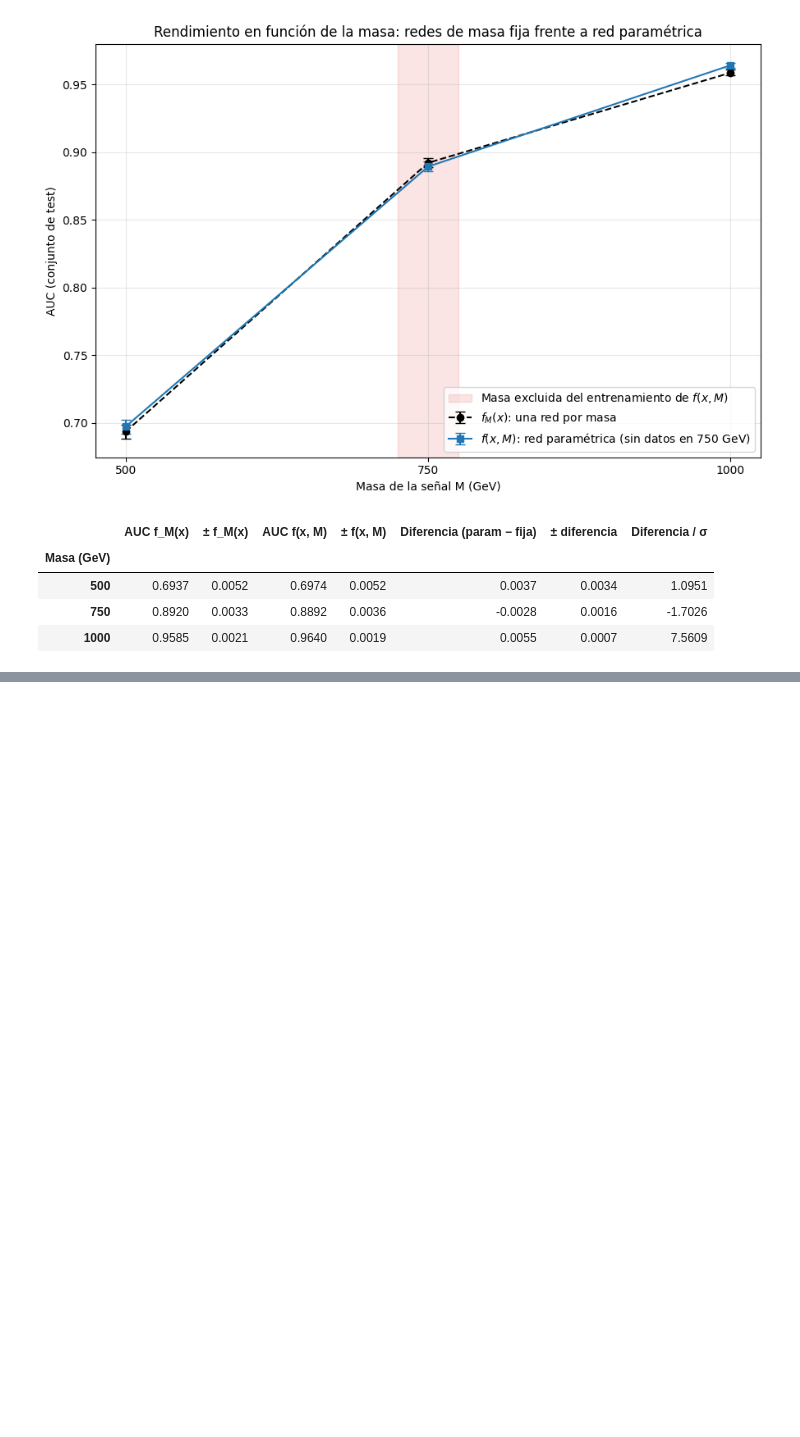
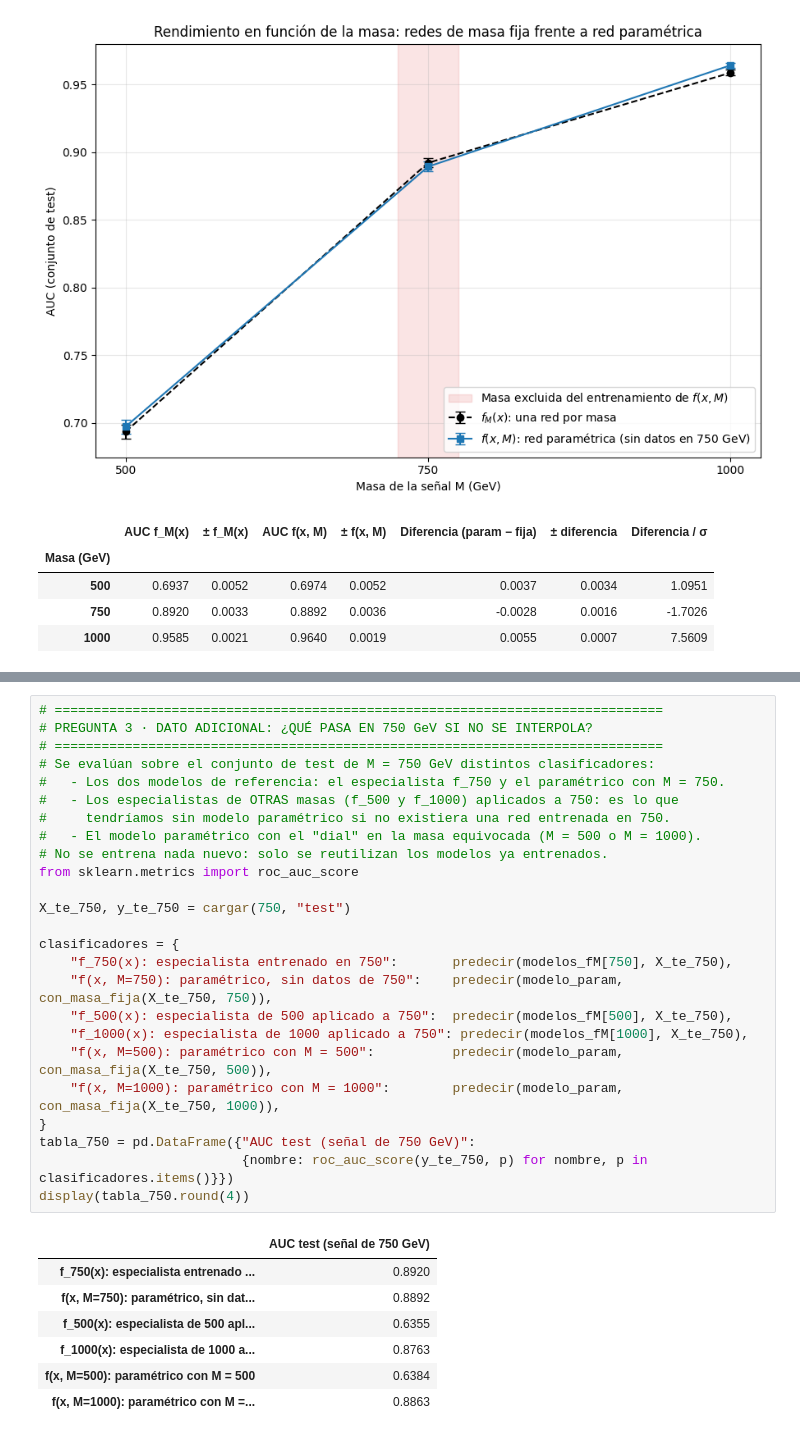
Before and after one commit to DanielV-13/ADFM---PL_02_inductive_bias_parameterized_nns.ipynb, a Jupyter notebook: ADFM_PL_02_inductive_bias_parameterized_nns.ipynb, the cells around one changed output, grey strips where cells are left out. Saved outputs shown, nothing was run; the diff lists cells and outputs as text; blank space fills up the shorter version.

```diff
--- a/ADFM_PL_02_inductive_bias_parameterized_nns.ipynb
+++ b/ADFM_PL_02_inductive_bias_parameterized_nns.ipynb
@@ -1421,0 +1466,33 @@ display(resumen.round(4))
+# %%
+# ==============================================================================
+# PREGUNTA 3 · DATO ADICIONAL: ¿QUÉ PASA EN 750 GeV SI NO SE INTERPOLA?
+# ==============================================================================
+# Se evalúan sobre el conjunto de test de M = 750 GeV distintos clasificadores:
+#   - Los dos modelos de referencia: el especialista f_750 y el paramétrico con M = 750.
+#   - Los especialistas de OTRAS masas (f_500 y f_1000) aplicados a 750: es lo que
+#     tendríamos sin modelo paramétrico si no existiera una red entrenada en 750.
+#   - El modelo paramétrico con el "dial" en la masa equivocada (M = 500 o M = 1000).
+# No se entrena nada nuevo: solo se reutilizan los modelos ya entrenados.
+from sklearn.metrics import roc_auc_score
+
+X_te_750, y_te_750 = cargar(750, "test")
+
+clasificadores = {
+    "f_750(x): especialista entrenado en 750":       predecir(modelos_fM[750], X_te_750),
+    "f(x, M=750): paramétrico, sin datos de 750":    predecir(modelo_param, con_masa_fija(X_te_750, 750)),
+    "f_500(x): especialista de 500 aplicado a 750":  predecir(modelos_fM[500], X_te_750),
+    "f_1000(x): especialista de 1000 aplicado a 750": predecir(modelos_fM[1000], X_te_750),
+    "f(x, M=500): paramétrico con M = 500":          predecir(modelo_param, con_masa_fija(X_te_750, 500)),
+    "f(x, M=1000): paramétrico con M = 1000":        predecir(modelo_param, con_masa_fija(X_te_750, 1000)),
+}
+tabla_750 = pd.DataFrame({"AUC test (señal de 750 GeV)":
+                          {nombre: roc_auc_score(y_te_750, p) for nombre, p in clasificadores.items()}})
+display(tabla_750.round(4))
+# %% [output]
+|  | AUC test (señal de 750 GeV) |
+| f_750(x): especialista entrenado ... | 0.8920 |
+| f(x, M=750): paramétrico, sin dat... | 0.8892 |
+| f_500(x): especialista de 500 apl... | 0.6355 |
+| f_1000(x): especialista de 1000 a... | 0.8763 |
+| f(x, M=500): paramétrico con M = 500 | 0.6384 |
+| f(x, M=1000): paramétrico con M =... | 0.8863 |
```
Also changed, not shown: parts of 7 cells of this notebook.
